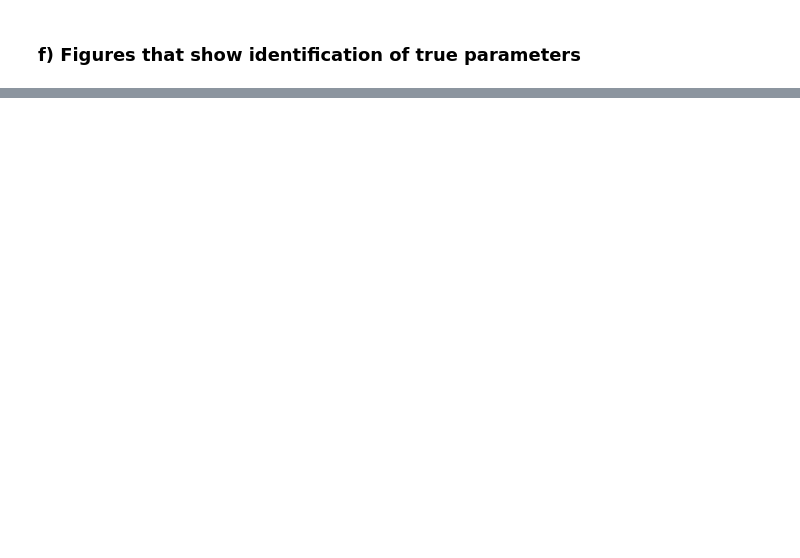
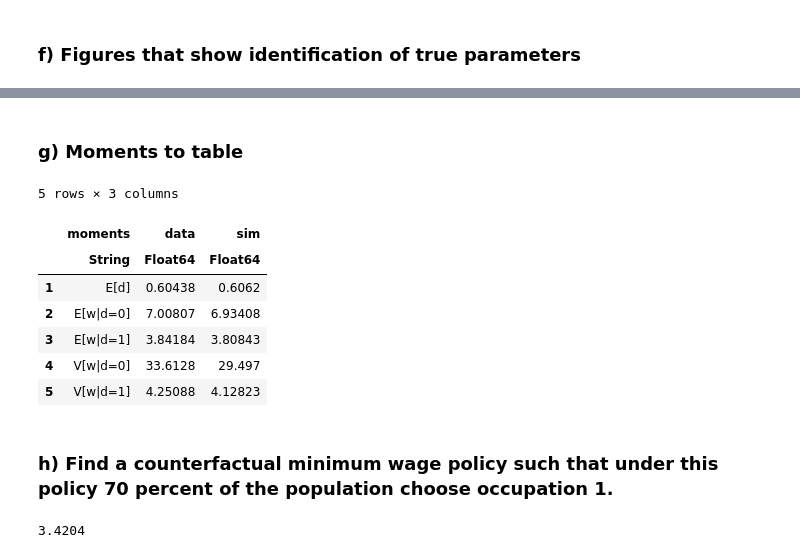
Before and after one commit to gisslab/applied_metrics_22, a Jupyter notebook: PS4/nb_ps4.ipynb, the cells around one changed output, grey strips where cells are left out. Saved outputs shown, nothing was run; the diff lists cells and outputs as text; code cells hidden in the pictures; blank space fills up the shorter version.

```diff
--- a/PS4/nb_ps4.ipynb
+++ b/PS4/nb_ps4.ipynb
@@ -118,0 +124,22 @@ plot!([estimates[2]], seriestype="vline", labels="\\rho est ", linestyle=:dash,
+# %% [markdown]
+### g) Moments to table
+# %%
+simu = simulate(initialize(t),n= 10000)
+moments = DataFrame(moments = ["E[d]", "E[w|d=0]", "E[w|d=1]", "V[w|d=0]", "V[w|d=1]"],
+                    data = get_moments(data),
+                    sim =get_moments(simu))
+# %% [output]
+5 rows × 3 columns
+|  | moments | data | sim |
+|  | String | Float64 | Float64 |
+| 1 | E[d] | 0.60438 | 0.6062 |
+| 2 | E[w|d=0] | 7.00807 | 6.93408 |
+| 3 | E[w|d=1] | 3.84184 | 3.80843 |
+| 4 | V[w|d=0] | 33.6128 | 29.497 |
+| 5 | V[w|d=1] | 4.25088 | 4.12823 |
+# %% [markdown]
+### h) Find a counterfactual minimum wage policy such that under this policy 70 percent of the population choose occupation 1.
+# %%
+w_lb = get_wlowerbound_percent(0.7, t)
+# %% [output]
+3.4204
```
Also changed, not shown: parts of 9 cells of this notebook, 1 other file.
